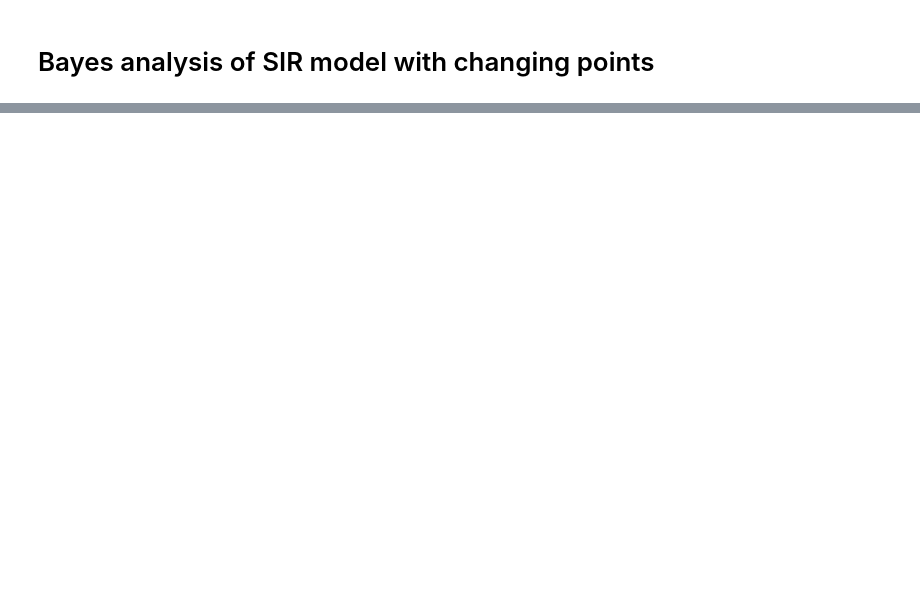
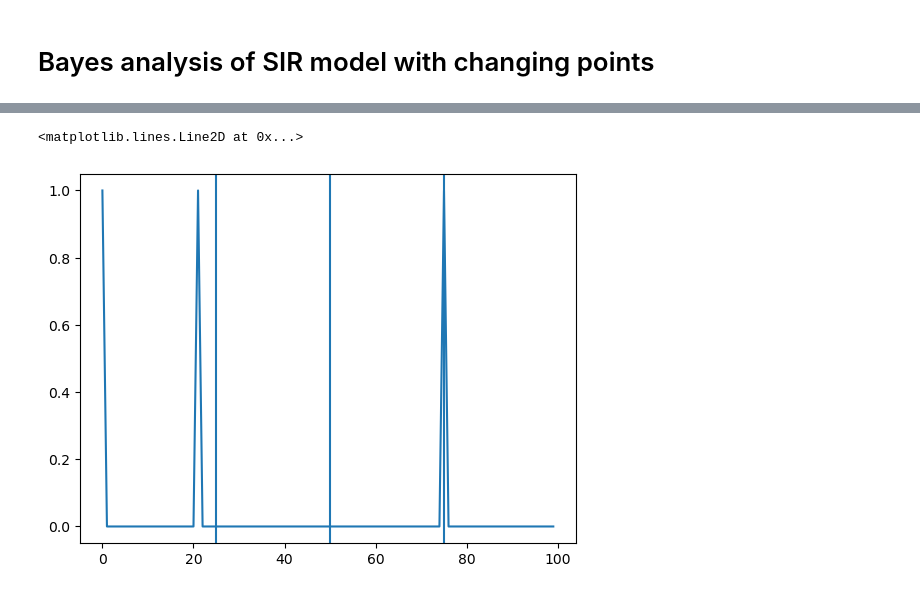
Before and after one commit to threeblueonebrowneyes/bayesian-sir-with-changing-points, a Jupyter notebook: Bayes_SIR.ipynb, the cells around one changed output, grey strips where cells are left out. Saved outputs shown, nothing was run; the diff lists cells and outputs as text; code cells hidden in the pictures; blank space fills up the shorter version.

```diff
--- a/Bayes_SIR.ipynb
+++ b/Bayes_SIR.ipynb
@@ -447,0 +368,14 @@ for t_prime in range(0, T):
+# %%
+delta_hat = np.array([0] * T)
+delta_hat[0] = 1
+
+
+eta_hat = np.cumsum(delta_hat)
+
+continue_add = True
+continue_swap = True
+
+
+
+def loss(eta, q):
+    return np.sum(np.abs((eta == eta[:, None]).astype(int) - q))
@@ -447,0 +449,8 @@ for t_prime in range(0, T):
+# %%
+plt.plot(delta_final)
+plt.axvline(25)
+plt.axvline(75)
+plt.axvline(50)
+# %% [output]
+<matplotlib.lines.Line2D at 0x...>
+[figure, added]
```
Also changed, not shown: parts of 53 cells of this notebook, 1 other file.
